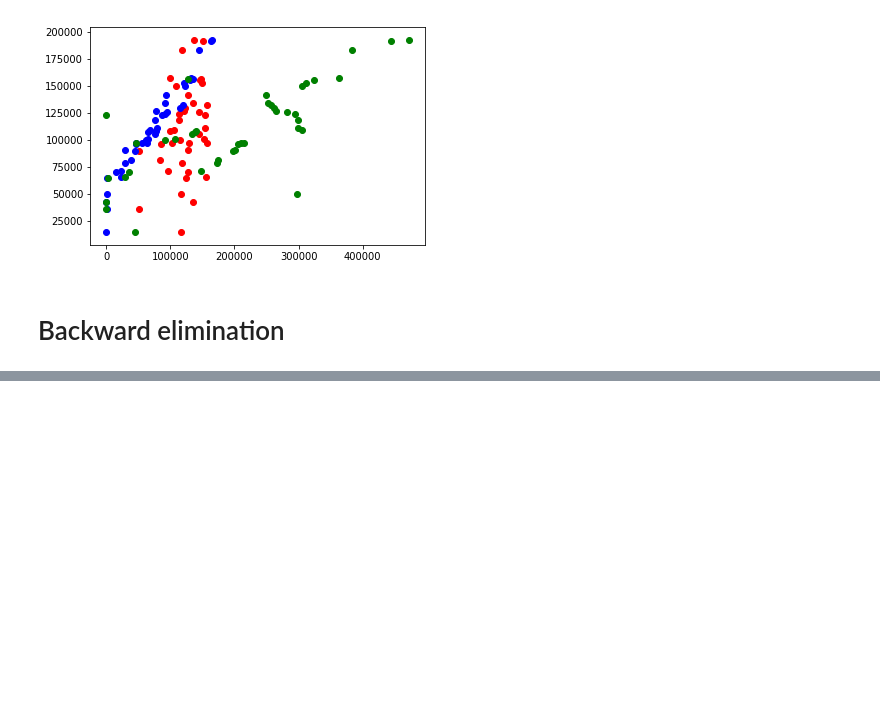
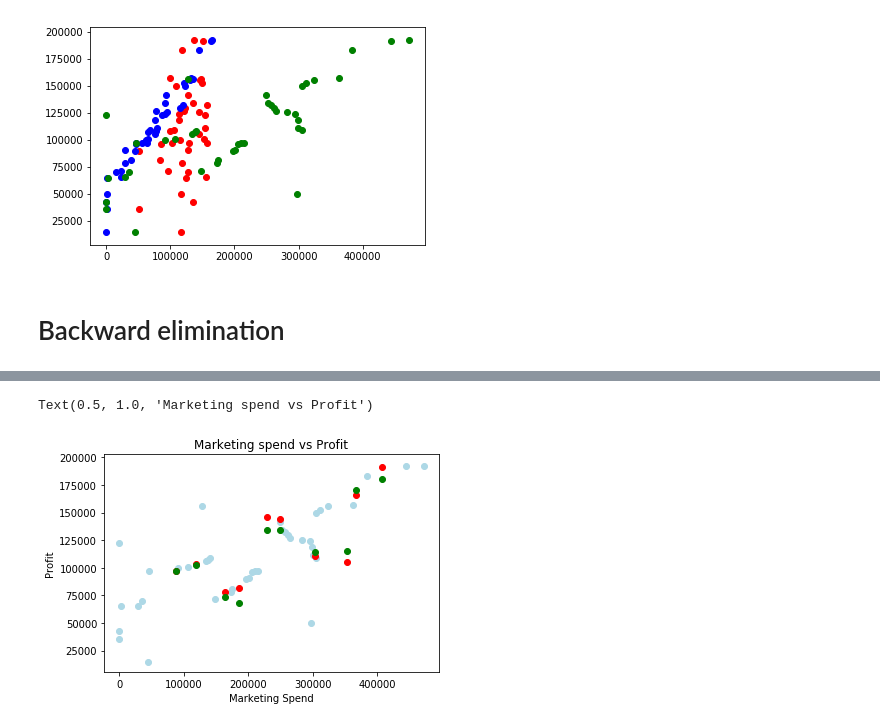
Before and after one commit to jai-singhal/data_science, a Jupyter notebook: regression/multiple_linear_regression/multiple_linear_regression.ipynb, the cells around one changed output, grey strips where cells are left out. Saved outputs shown, nothing was run; the diff lists cells and outputs as text; code cells hidden in the pictures; blank space fills up the shorter version.

```diff
--- a/regression/multiple_linear_regression/multiple_linear_regression.ipynb
+++ b/regression/multiple_linear_regression/multiple_linear_regression.ipynb
@@ -115,0 +285,12 @@ import statsmodels.formula.api as sm
+# %%
+plt.scatter(x_train[:,2], y_train, color = "lightblue")
+
+plt.scatter(x_test[:,2], y_test, color = "red")
+plt.scatter(x_test[:,2], y_predicted, color = "green")
+
+plt.xlabel("Marketing Spend")
+plt.ylabel("Profit")
+plt.title("Marketing spend vs Profit")
+# %% [output]
+Text(0.5, 1.0, 'Marketing spend vs Profit')
+[figure, added]
```
Also changed, not shown: parts of 13 cells of this notebook, 7 other files.
